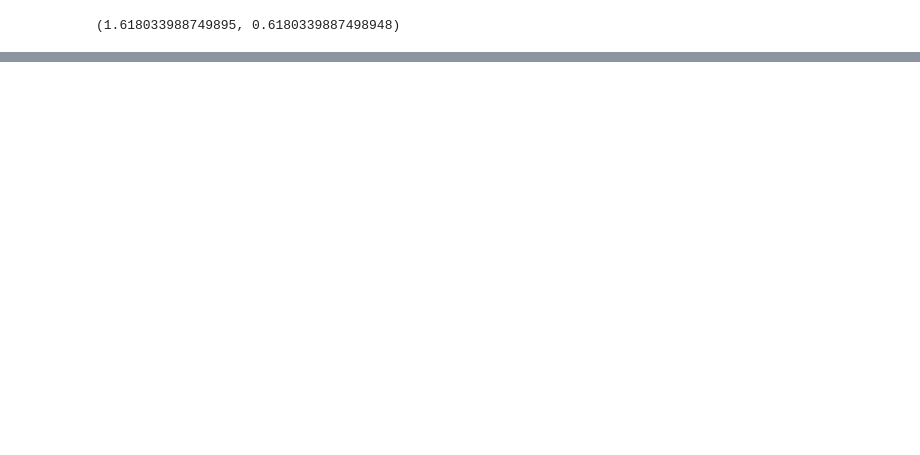
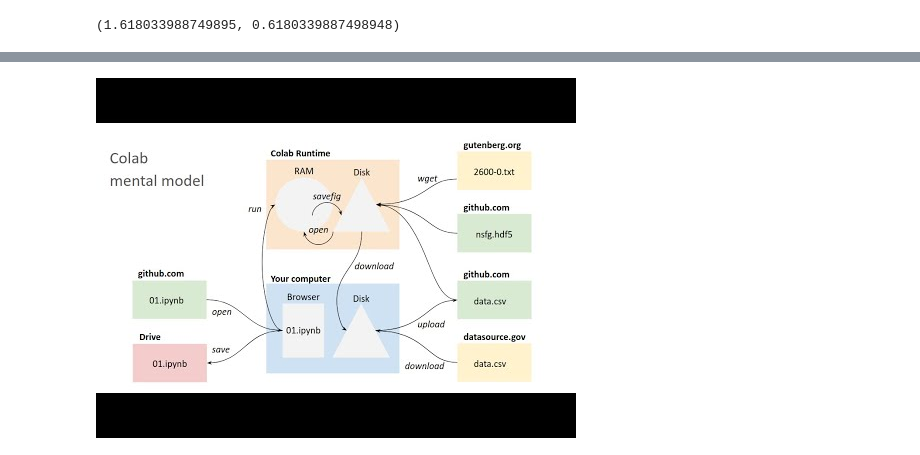
Before and after one commit to AllenDowney/ElementsOfDataScience, a Jupyter notebook: 01_variables_soln.ipynb, the cells around one changed output, grey strips where cells are left out. Saved outputs shown, nothing was run; the diff lists cells and outputs as text; code cells hidden in the pictures; blank space fills up the shorter version.

```diff
--- a/01_variables_soln.ipynb
+++ b/01_variables_soln.ipynb
@@ -432,0 +439,6 @@ If you are running on Colab, and you want to save your work, now is a good time
+# %%
+from IPython.display import YouTubeVideo
+
+YouTubeVideo("eIY-PsYBrPs")
+# %% [output]
+[figure, added]
```
Also changed, not shown: parts of 5 cells of this notebook, 1 other file.
